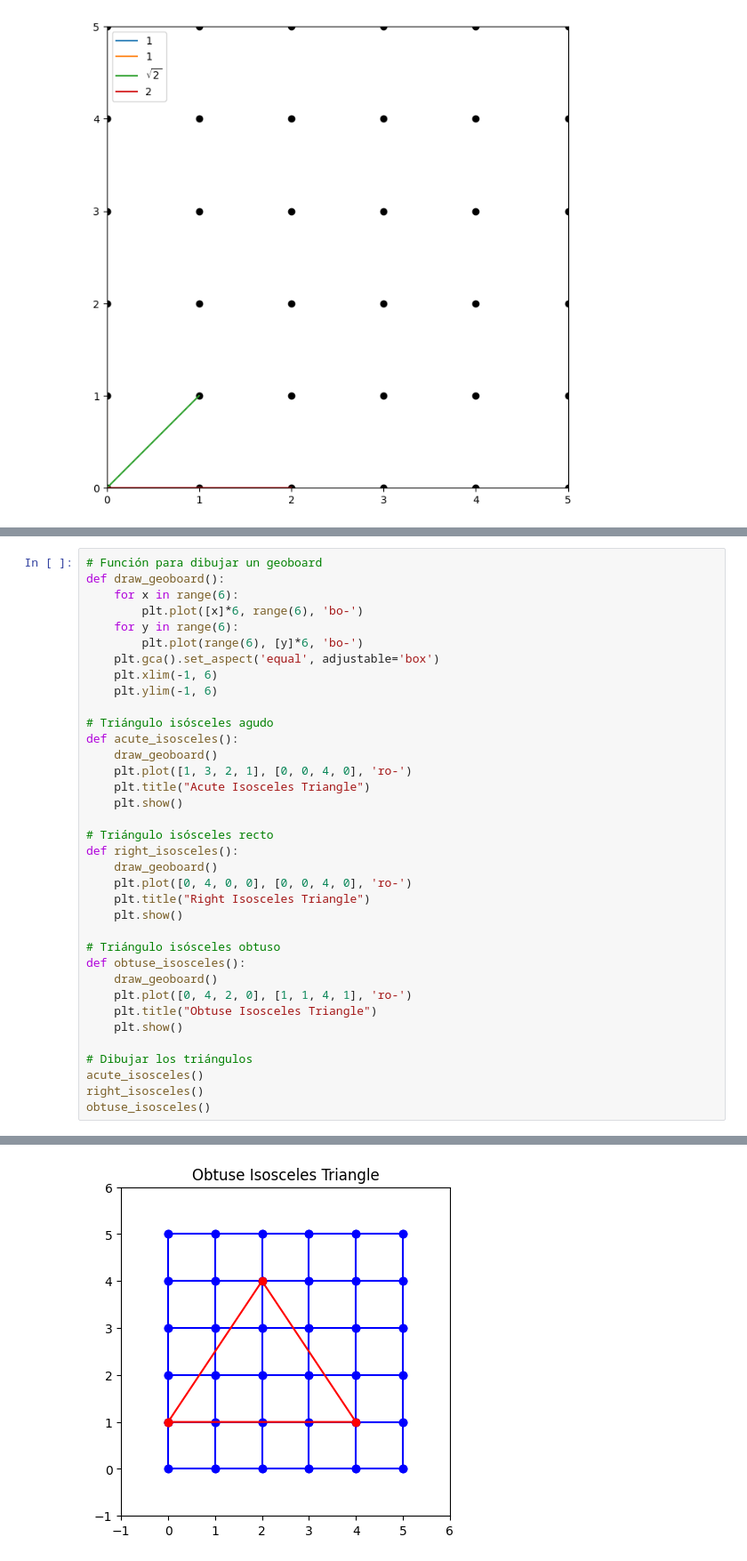
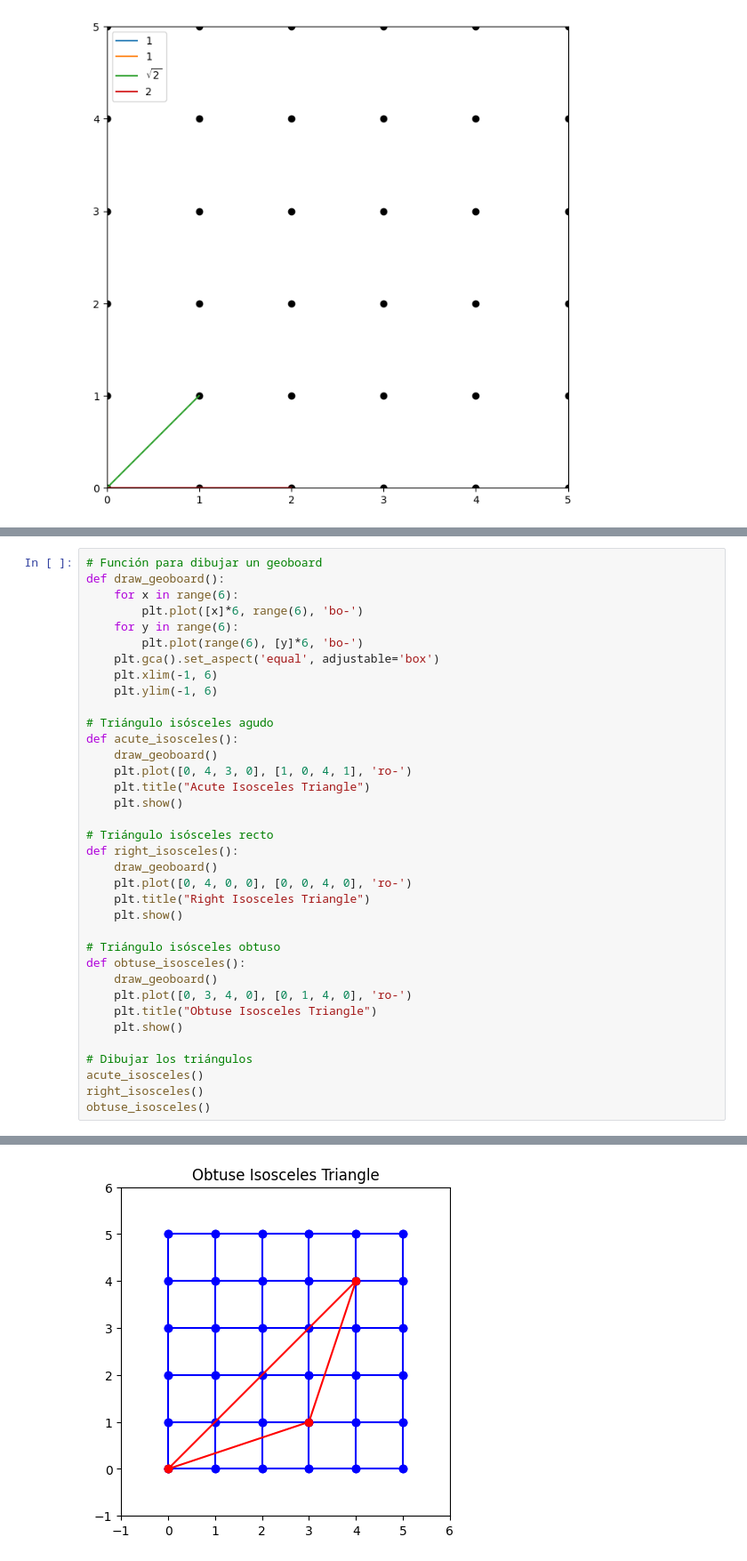
Before and after one commit to rtrochepy/machine_learning, a Jupyter notebook: triangulos.ipynb, the cells around one changed output, grey strips where cells are left out. Shown: that part at 89% size. Drawn from its saved outputs; the diff is of its cells as text.

```diff
--- a/triangulos.ipynb
+++ b/triangulos.ipynb
@@ -131,7 +131,7 @@ def draw_geoboard():
 # Triángulo isósceles agudo
 def acute_isosceles():
     draw_geoboard()
-    plt.plot([1, 3, 2, 1], [0, 0, 4, 0], 'ro-')
+    plt.plot([0, 4, 3, 0], [1, 0, 4, 1], 'ro-')
     plt.title("Acute Isosceles Triangle")
     plt.show()
 
@@ -145,7 +145,7 @@ def right_isosceles():
 # Triángulo isósceles obtuso
 def obtuse_isosceles():
     draw_geoboard()
-    plt.plot([0, 4, 2, 0], [1, 1, 4, 1], 'ro-')
+    plt.plot([0, 3, 4, 0], [0, 1, 4, 0], 'ro-')
     plt.title("Obtuse Isosceles Triangle")
     plt.show()
 
@@ -158,2 +158,2 @@ obtuse_isosceles()
 [figure]
-[figure, old version]
+[figure, new version]
```
Also changed, not shown: parts of 3 cells of this notebook.
